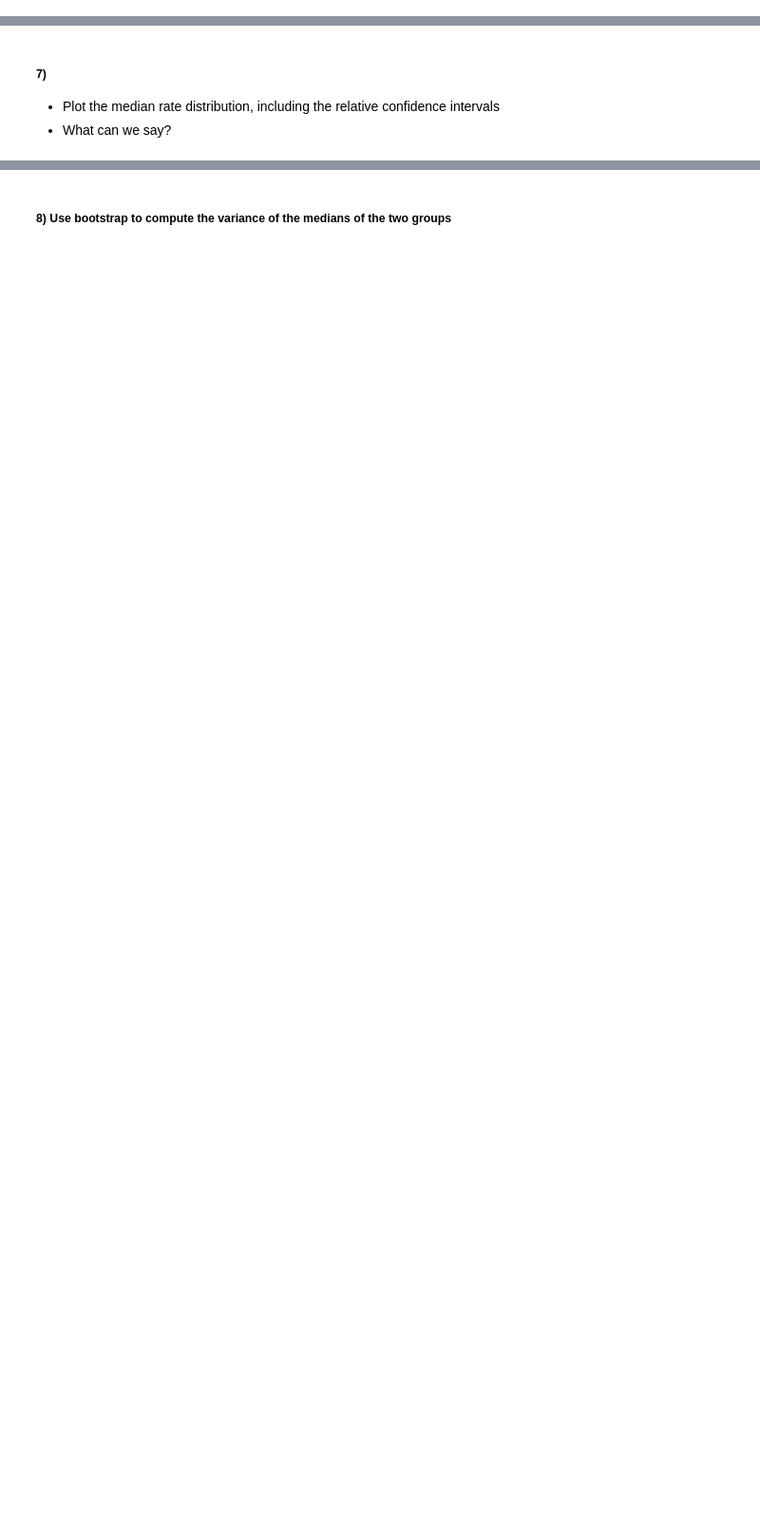
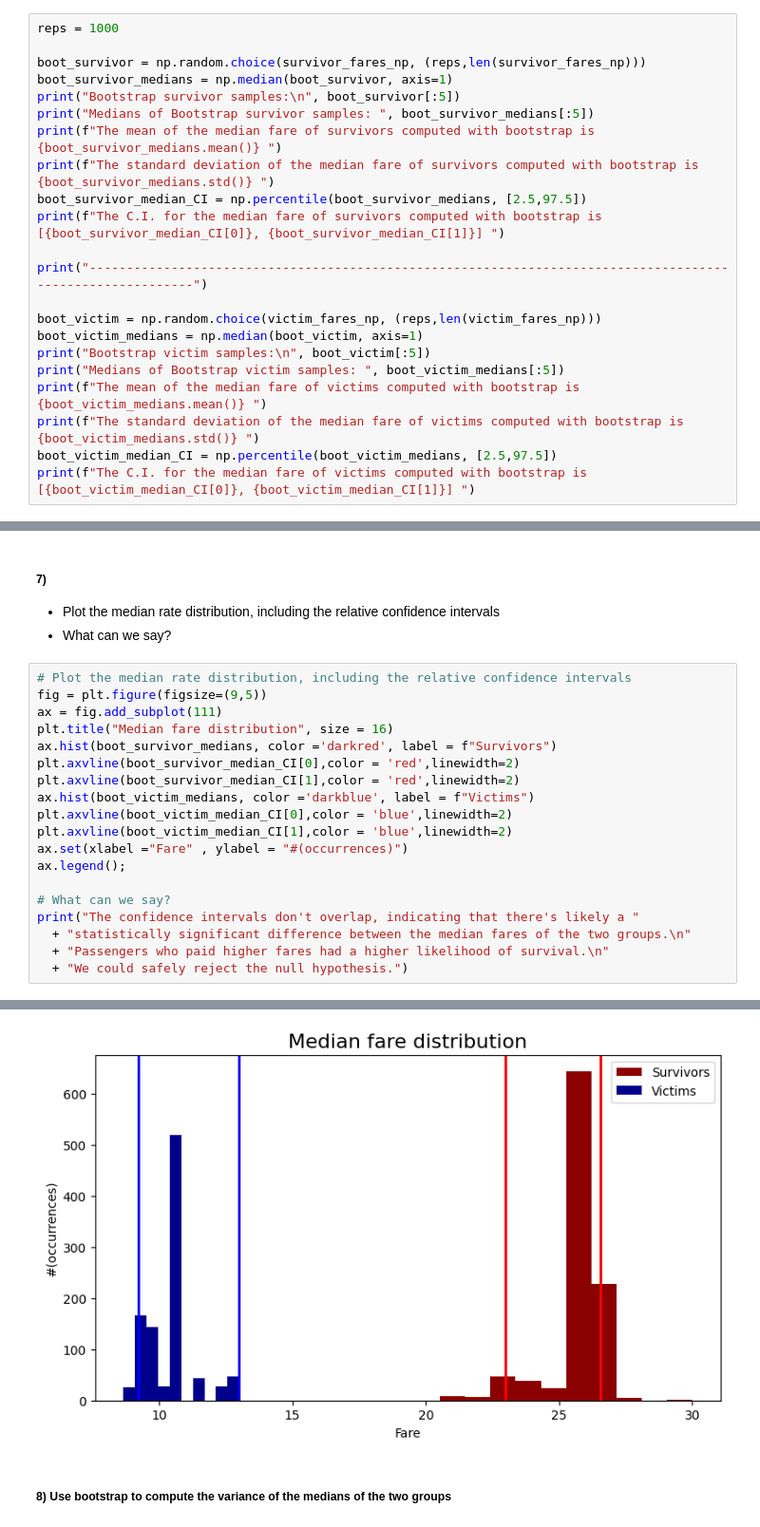
Before and after one commit to JiananAlvin/ee411_fundamentals_of_inference_and_learning, a Jupyter notebook: FoIL_ex1_public.ipynb, the cells around one changed output, grey strips where cells are left out. Shown at 95% size. Drawn from its saved outputs; the diff is of its cells as text; blank space fills up the shorter version.

```diff
--- a/FoIL_ex1_public.ipynb
+++ b/FoIL_ex1_public.ipynb
@@ -376,3 +571,25 @@ We could safely $\textbf{reject}$ the null hypothesis
 
 * Sample the Fares 10000 times with replacement (with the same sample size) using `np.random.choice`
 * Compute the Confidence Interval (95%) for the median using `np.percentile`
+# %%
+reps = 1000
+
+boot_survivor = np.random.choice(survivor_fares_np, (reps,len(survivor_fares_np)))
+boot_survivor_medians = np.median(boot_survivor, axis=1)
+print("Bootstrap survivor samples:\n", boot_survivor[:5])
+print("Medians of Bootstrap survivor samples: ", boot_survivor_medians[:5])
+print(f"The mean of the median fare of survivors computed with bootstrap is {boot_survivor_medians.mean()} ")
+print(f"The standard deviation of the median fare of survivors computed with bootstrap is {boot_survivor_medians.std()} ")
+boot_survivor_median_CI = np.percentile(boot_survivor_medians, [2.5,97.5])
+print(f"The C.I. for the median fare of survivors computed with bootstrap is [{boot_survivor_median_CI[0]}, {boot_survivor_median_CI[1]}] ")
+
+print("-----------------------------------------------------------------------------------------------------------")
+
+boot_victim = np.random.choice(victim_fares_np, (reps,len(victim_fares_np)))
+boot_victim_medians = np.median(boot_victim, axis=1)
+print("Bootstrap victim samples:\n", boot_victim[:5])
+print("Medians of Bootstrap victim samples: ", boot_victim_medians[:5])
+print(f"The mean of the median fare of victims computed with bootstrap is {boot_victim_medians.mean()} ")
+print(f"The standard deviation of the median fare of victims computed with bootstrap is {boot_victim_medians.std()} ")
+boot_victim_median_CI = np.percentile(boot_victim_medians, [2.5,97.5])
+print(f"The C.I. for the median fare of victims computed with bootstrap is [{boot_victim_median_CI[0]}, {boot_victim_median_CI[1]}] ")
@@ -381,3 +616,23 @@ We could safely $\textbf{reject}$ the null hypothesis
 
 * Plot the median rate distribution, including the relative confidence intervals
 * What can we say?
+# %%
+# Plot the median rate distribution, including the relative confidence intervals
+fig = plt.figure(figsize=(9,5))
+ax = fig.add_subplot(111)
+plt.title("Median fare distribution", size = 16)
+ax.hist(boot_survivor_medians, color ='darkred', label = f"Survivors")
+plt.axvline(boot_survivor_median_CI[0],color = 'red',linewidth=2)
+plt.axvline(boot_survivor_median_CI[1],color = 'red',linewidth=2)
+ax.hist(boot_victim_medians, color ='darkblue', label = f"Victims")
+plt.axvline(boot_victim_median_CI[0],color = 'blue',linewidth=2)
+plt.axvline(boot_victim_median_CI[1],color = 'blue',linewidth=2)
+ax.set(xlabel ="Fare" , ylabel = "#(occurrences)")
+ax.legend();
+
+# What can we say?
+print("The confidence intervals don't overlap, indicating that there's likely a "
+  + "statistically significant difference between the median fares of the two groups.\n"
+  + "Passengers who paid higher fares had a higher likelihood of survival.\n"
+  + "We could safely reject the null hypothesis.")
+# %% [output]
@@ -384,2 +642,3 @@ We could safely $\textbf{reject}$ the null hypothesis
+[figure, added]
 # %% [markdown]
 ##### 8) Use bootstrap to compute the variance of the medians of the two groups
```
Also changed, not shown: parts of 22 cells of this notebook.
